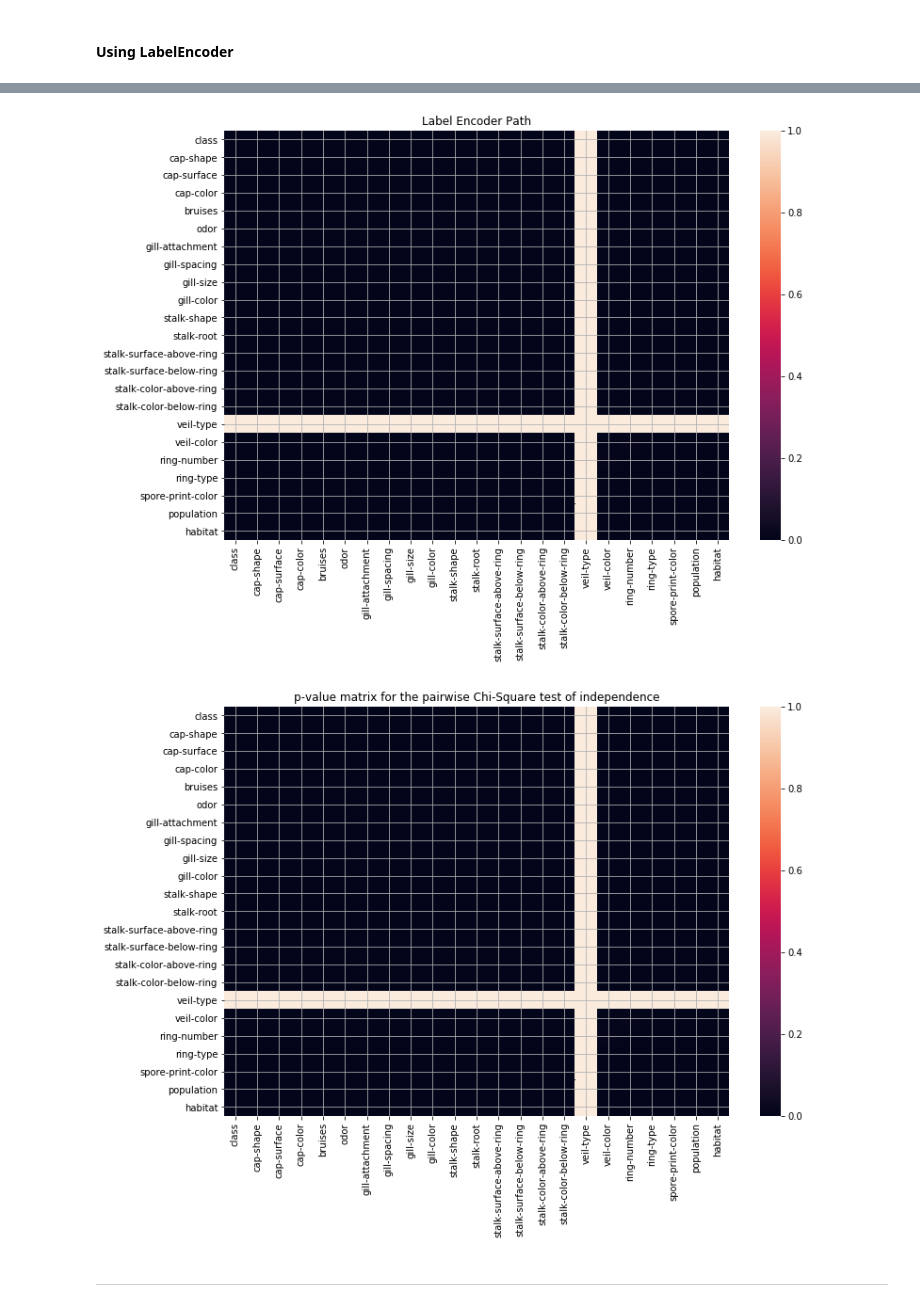
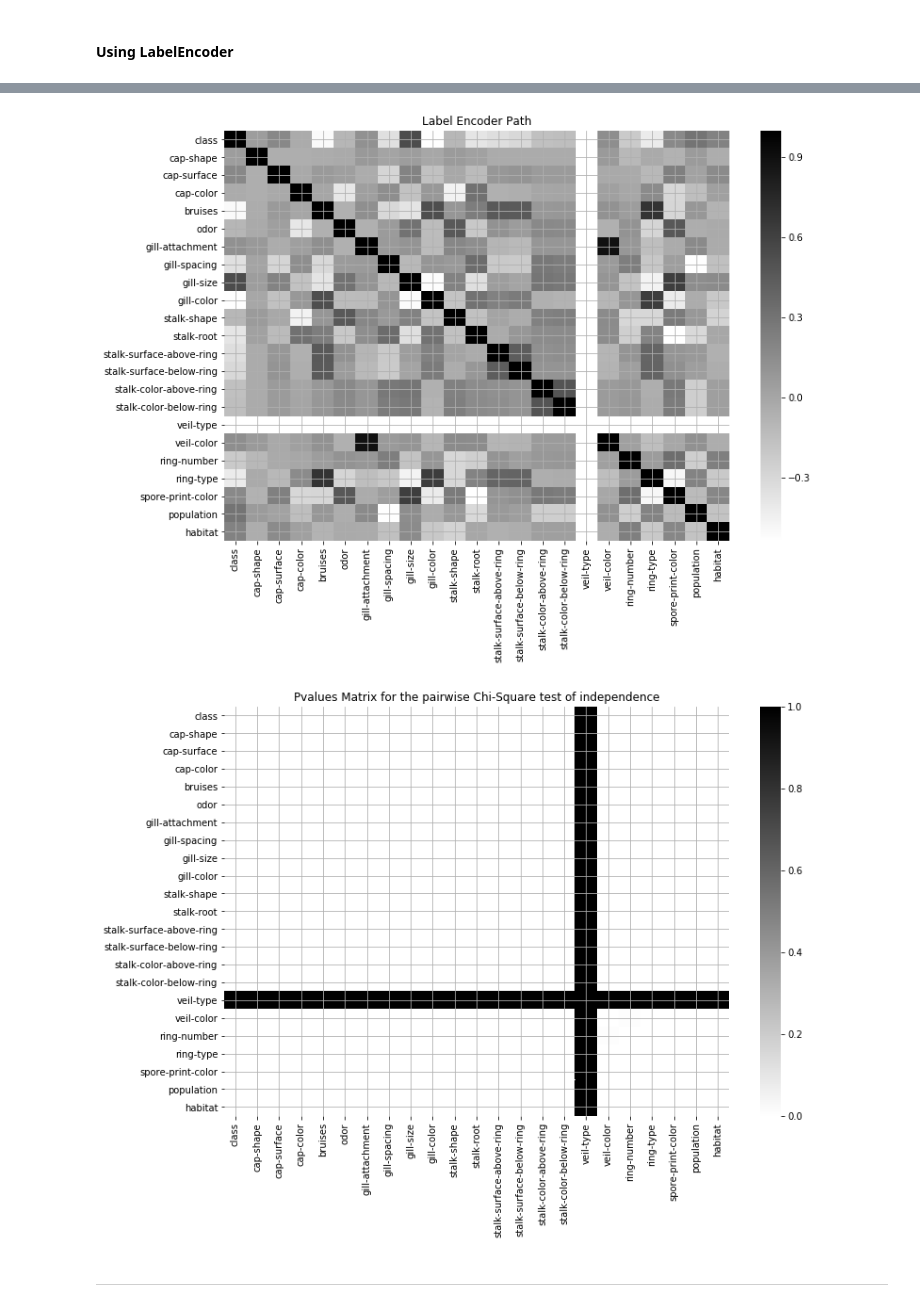
Before and after one commit to ironhack-datalabs/mad-oct-2018, a Jupyter notebook: module-3/lab-machine-learning-pipelines/your-code/main.ipynb, the cells around one changed output, grey strips where cells are left out. Cells and saved outputs as stored; diff of their text form; code cells hidden in the pictures.

```diff
--- a/module-3/lab-machine-learning-pipelines/your-code/main.ipynb
+++ b/module-3/lab-machine-learning-pipelines/your-code/main.ipynb
@@ -417,16 +388,19 @@ display(chis_final_2)
+# %%
+chis_2_1=mushrooms_dummies.corr()
+chis_2_2=df.corr()
 # %%
 fig=plt.figure(1,figsize=(12,8))
-sns.heatmap(chis_final_2)
+sns.heatmap(chis_2_2,cmap=plt.cm.gray_r)
 plt.grid()
 plt.title('Label Encoder Path')
 
 fig=plt.figure(2,figsize=(12,8))
-sns.heatmap(chis_final)
+sns.heatmap(chis_final,cmap=plt.cm.gray_r)
 plt.grid()
-plt.title('p-value matrix for the pairwise Chi-Square test of independence')
+plt.title('Pvalues Matrix for the pairwise Chi-Square test of independence')
 plt.show()
 # %% [output]
-[figure, old version]
+[figure, new version]
-[figure, old version]
+[figure, new version]
 # %% [markdown]
 ___
```
Also changed, not shown: parts of 4 cells of this notebook, 1 other file.
